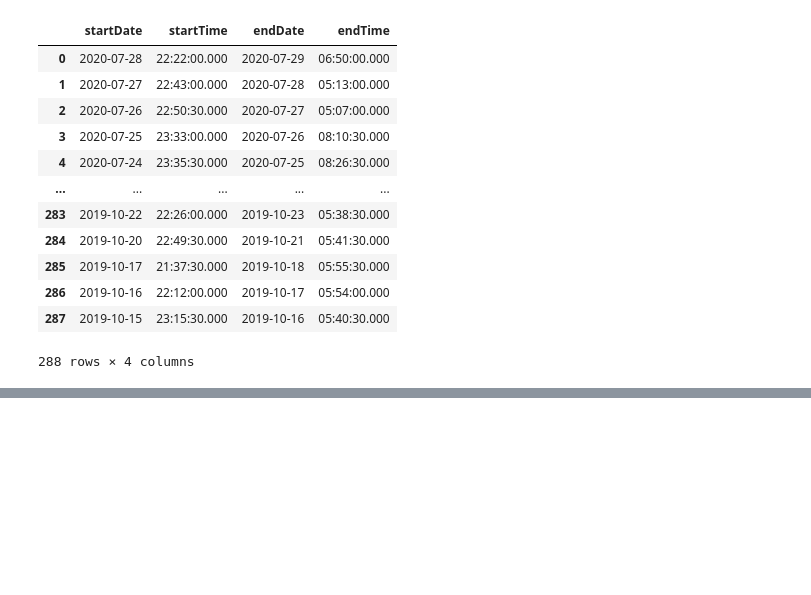
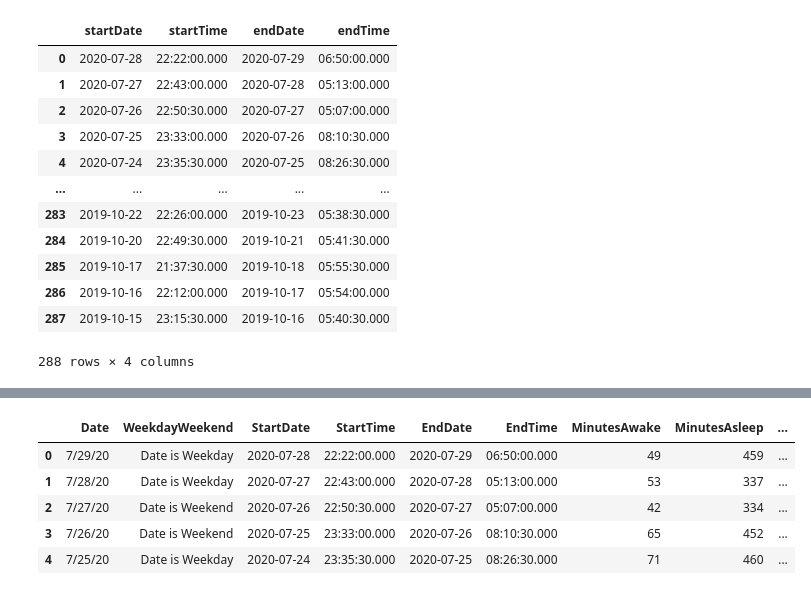
Before and after one commit to jbarkle/Exploratory-Analysis-of-Sleep-Data, a Jupyter notebook: performance_jb.ipynb, the cells around one changed output, grey strips where cells are left out. Saved outputs shown, nothing was run; the diff lists cells and outputs as text; code cells hidden in the pictures; blank space fills up the shorter version.

```diff
--- a/performance_jb.ipynb
+++ b/performance_jb.ipynb
@@ -406,3 +438,8 @@ female_sleep_reorder.head()
 | 2 | 7/27/20 | 2020-07-26 | 22:50:30.000 | 2020-07-27 | 05:07:00.000 | 334 | 42 | 376 | 96 | ... |
 | 3 | 7/26/20 | 2020-07-25 | 23:33:00.000 | 2020-07-26 | 08:10:30.000 | 452 | 65 | 517 | 95 | ... |
 | 4 | 7/25/20 | 2020-07-24 | 23:35:30.000 | 2020-07-25 | 08:26:30.000 | 460 | 71 | 531 | 94 | ... |
+# %%
+# find number 0-6 for weekday/weekend (0 = Monday, 6 = Sunday)
+xs = pd.to_datetime(female_sleep_reorder["StartDate"])
+xd = xs.dt.dayofweek
+xd
@@ -408,0 +459,13 @@ female_sleep_reorder.head()
+# %%
+# empty list for StartDate
+f_wd_we_list = []
+# interate through xd variable to label if Weekday or Weekend
+for i in (xd):
+    if i < 5:
+        f_wd_we_list.append("Date is Weekday")
+    else:  # 5 Sat, 6 Sun
+        f_wd_we_list.append("Date is Weekend")
+# %%
+# dataframe for Weekday/Weekend in female_sleep data
+wewd = pd.DataFrame(f_wd_we_list, columns=["Weekday/Weekend"])
+wewd
@@ -409,3 +486,18 @@ female_sleep_reorder.head()
+# %%
+# create new dataframe with new data
+female_sleep_new_2 = pd.DataFrame().assign(Date=female_sleep_reorder['Date'], WeekdayWeekend=wewd['Weekday/Weekend'],StartDate=female_sleep_reorder['StartDate'], \
+                                        StartTime=female_sleep_reorder['StartTime'], EndDate=female_sleep_reorder['EndDate'],EndTime=female_sleep_reorder['EndTime'],\
+                                        MinutesAwake=female_sleep_reorder['MinutesAwake'], MinutesAsleep=female_sleep_reorder['MinutesAsleep'],\
+                                        TimeInBed=female_sleep_reorder['TimeInBed'],Efficiency=female_sleep_reorder['Efficiency'],MainSleep=female_sleep_reorder['MainSleep']
+                                        )
+female_sleep_new_2.head()
+# %% [output]
+|  | Date | WeekdayWeekend | StartDate | StartTime | EndDate | EndTime | MinutesAwake | MinutesAsleep | ... |
+| 0 | 7/29/20 | Date is Weekday | 2020-07-28 | 22:22:00.000 | 2020-07-29 | 06:50:00.000 | 49 | 459 | ... |
+| 1 | 7/28/20 | Date is Weekday | 2020-07-27 | 22:43:00.000 | 2020-07-28 | 05:13:00.000 | 53 | 337 | ... |
+| 2 | 7/27/20 | Date is Weekend | 2020-07-26 | 22:50:30.000 | 2020-07-27 | 05:07:00.000 | 42 | 334 | ... |
+| 3 | 7/26/20 | Date is Weekend | 2020-07-25 | 23:33:00.000 | 2020-07-26 | 08:10:30.000 | 65 | 452 | ... |
+| 4 | 7/25/20 | Date is Weekday | 2020-07-24 | 23:35:30.000 | 2020-07-25 | 08:26:30.000 | 71 | 460 | ... |
 # %%
 male_sleep.head()
 # %% [output]
```
Also changed, not shown: parts of 39 cells of this notebook.
